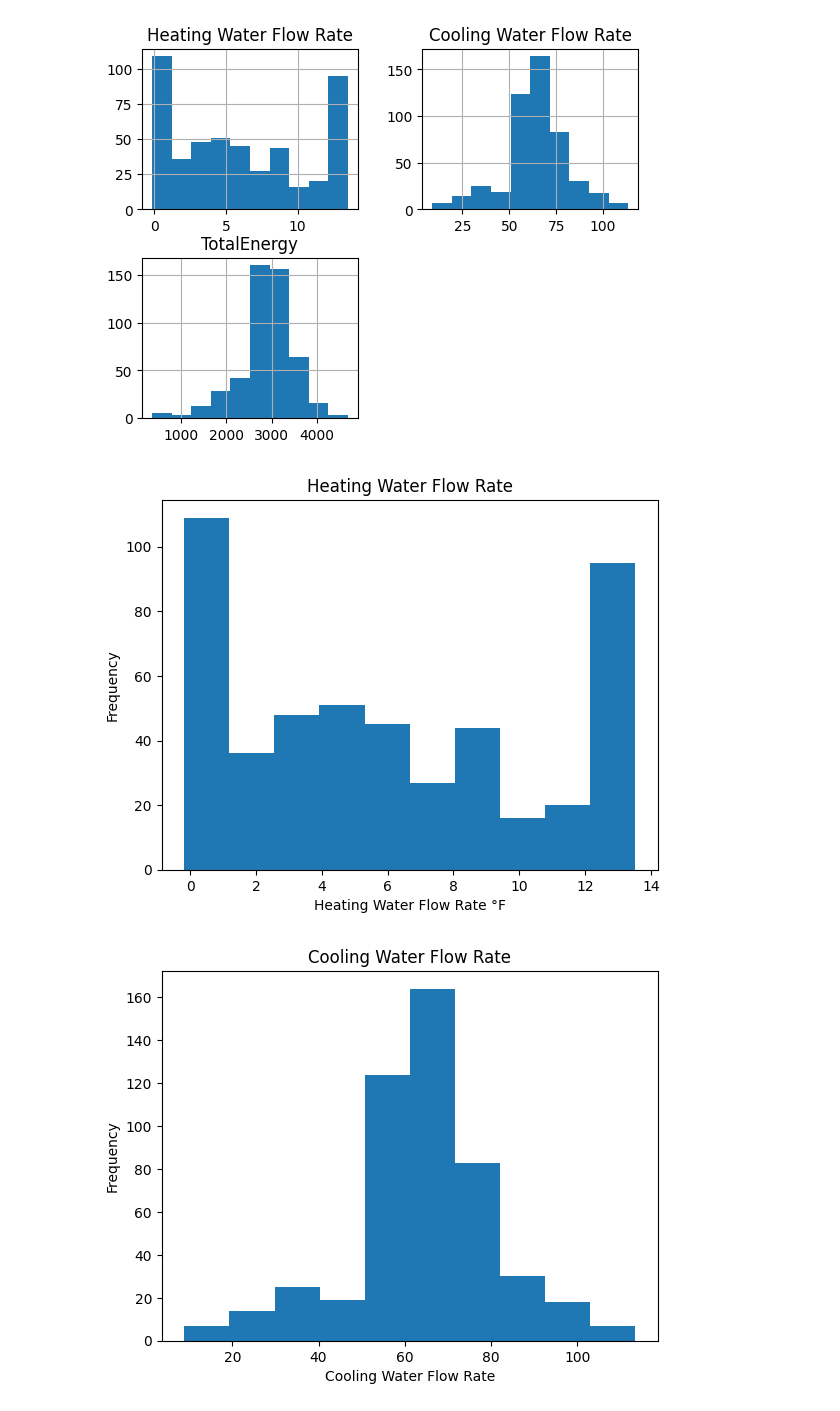
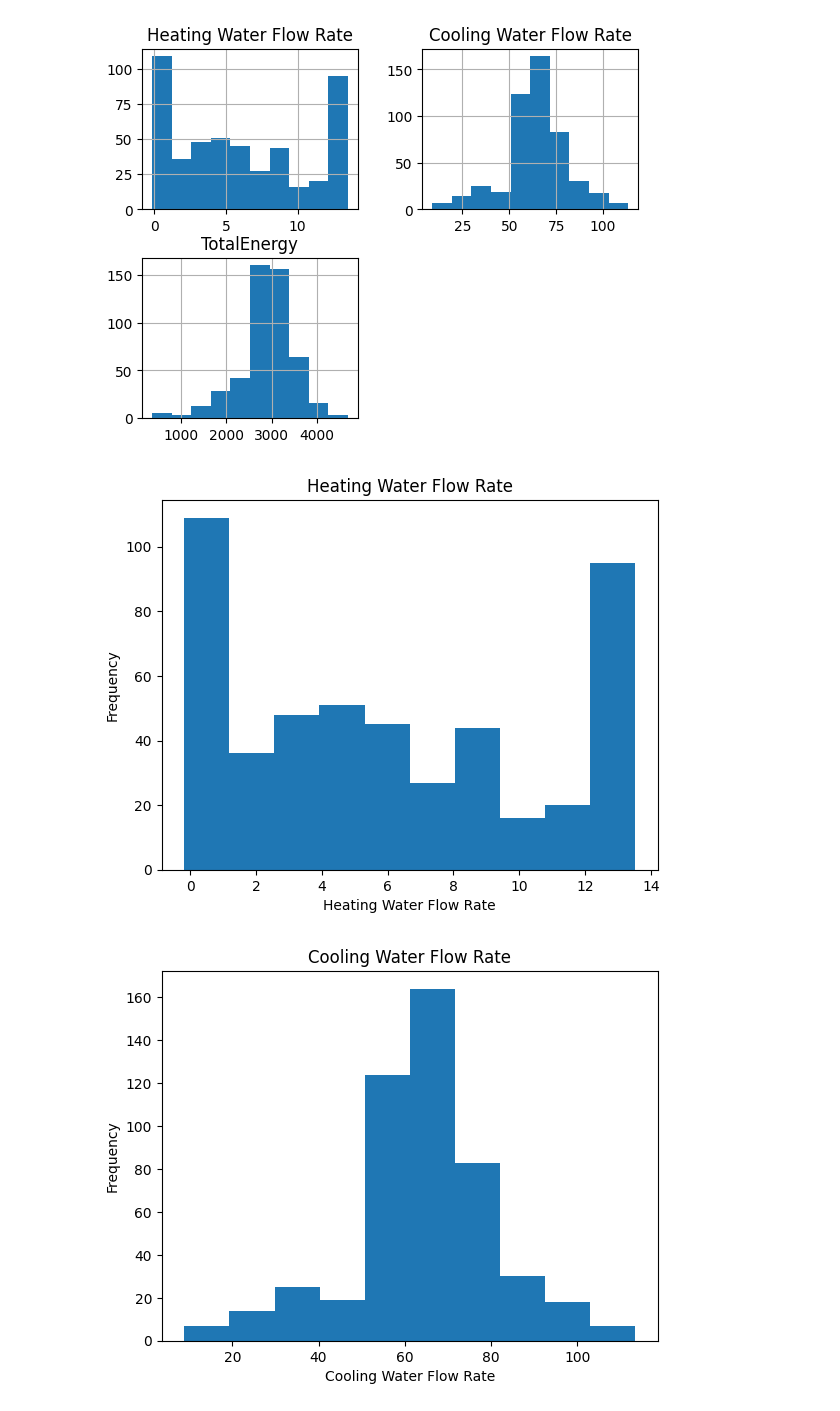
Before and after one commit to ncat-morrow/isen-project-1-loading, a Jupyter notebook: ISEN_370_Project_1_Assignment.ipynb, the cells around one changed output. Drawn from its saved outputs; the diff is of its cells as text; code cells hidden in the pictures.

```diff
--- a/ISEN_370_Project_1_Assignment.ipynb
+++ b/ISEN_370_Project_1_Assignment.ipynb
@@ -77,11 +77,11 @@ plt.show()
 # %%
 plt.hist(features['Heating Water Flow Rate'])
 plt.ylabel('Frequency')
-plt.xlabel("Heating Water Flow Rate \N{DEGREE SIGN}F")
+plt.xlabel("Heating Water Flow Rate")
 plt.title('Heating Water Flow Rate')
 plt.show()
 # %% [output]
-[figure, old version]
+[figure, new version]
 # %%
 plt.hist(features['Cooling Water Flow Rate'])
 plt.ylabel('Frequency')
```
